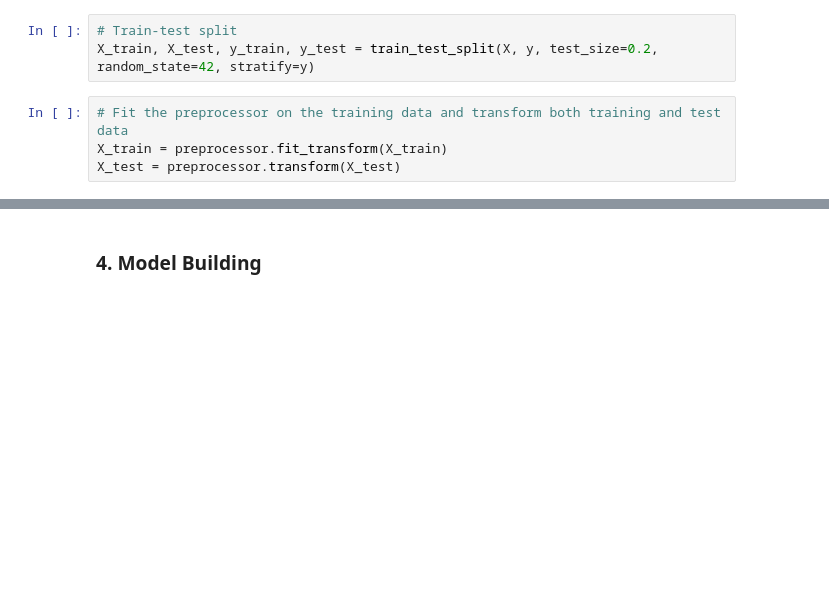
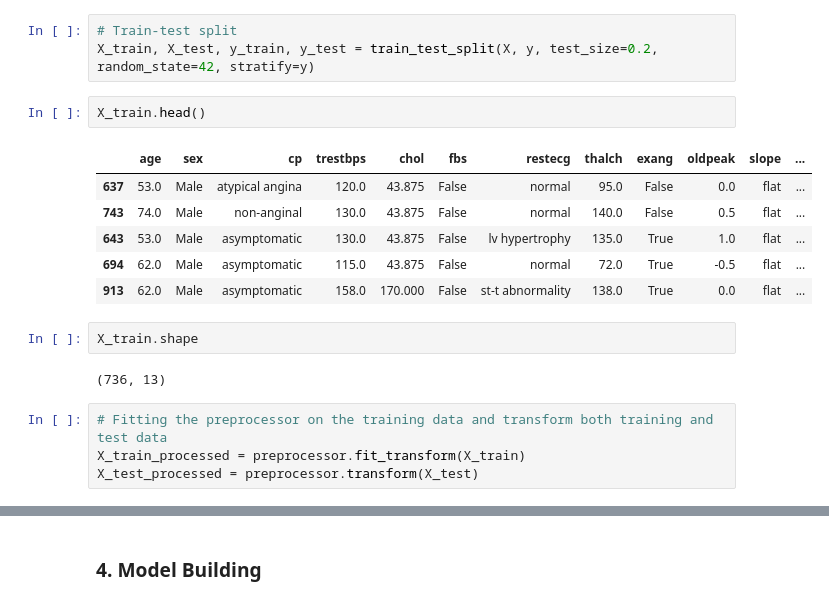
Before and after one commit to priyasakshi/ml-classification-project, a Jupyter notebook: 2025aa05425_ML_assignment2.ipynb, the cells around one changed output, grey strips where cells are left out. Saved outputs shown, nothing was run; the diff lists cells and outputs as text; blank space fills up the shorter version.

```diff
--- a/2025aa05425_ML_assignment2.ipynb
+++ b/2025aa05425_ML_assignment2.ipynb
@@ -321,8 +329,21 @@ preprocessor = ColumnTransformer(
 # %%
 # Train-test split
 X_train, X_test, y_train, y_test = train_test_split(X, y, test_size=0.2, random_state=42, stratify=y)
+# %%
+X_train.head()
+# %% [output]
+|  | age | sex | cp | trestbps | chol | fbs | restecg | thalch | exang | oldpeak | slope | ... |
+| 637 | 53.0 | Male | atypical angina | 120.0 | 43.875 | False | normal | 95.0 | False | 0.0 | flat | ... |
+| 743 | 74.0 | Male | non-anginal | 130.0 | 43.875 | False | normal | 140.0 | False | 0.5 | flat | ... |
+| 643 | 53.0 | Male | asymptomatic | 130.0 | 43.875 | False | lv hypertrophy | 135.0 | True | 1.0 | flat | ... |
+| 694 | 62.0 | Male | asymptomatic | 115.0 | 43.875 | False | normal | 72.0 | True | -0.5 | flat | ... |
+| 913 | 62.0 | Male | asymptomatic | 158.0 | 170.000 | False | st-t abnormality | 138.0 | True | 0.0 | flat | ... |
+# %%
+X_train.shape
+# %% [output]
+(736, 13)
 # %%
-# Fit the preprocessor on the training data and transform both training and test data
-X_train = preprocessor.fit_transform(X_train)
-X_test = preprocessor.transform(X_test)
+# Fitting the preprocessor on the training data and transform both training and test data
+X_train_processed = preprocessor.fit_transform(X_train)
+X_test_processed = preprocessor.transform(X_test)
 # %%
```
Also changed, not shown: parts of 8 cells of this notebook.
